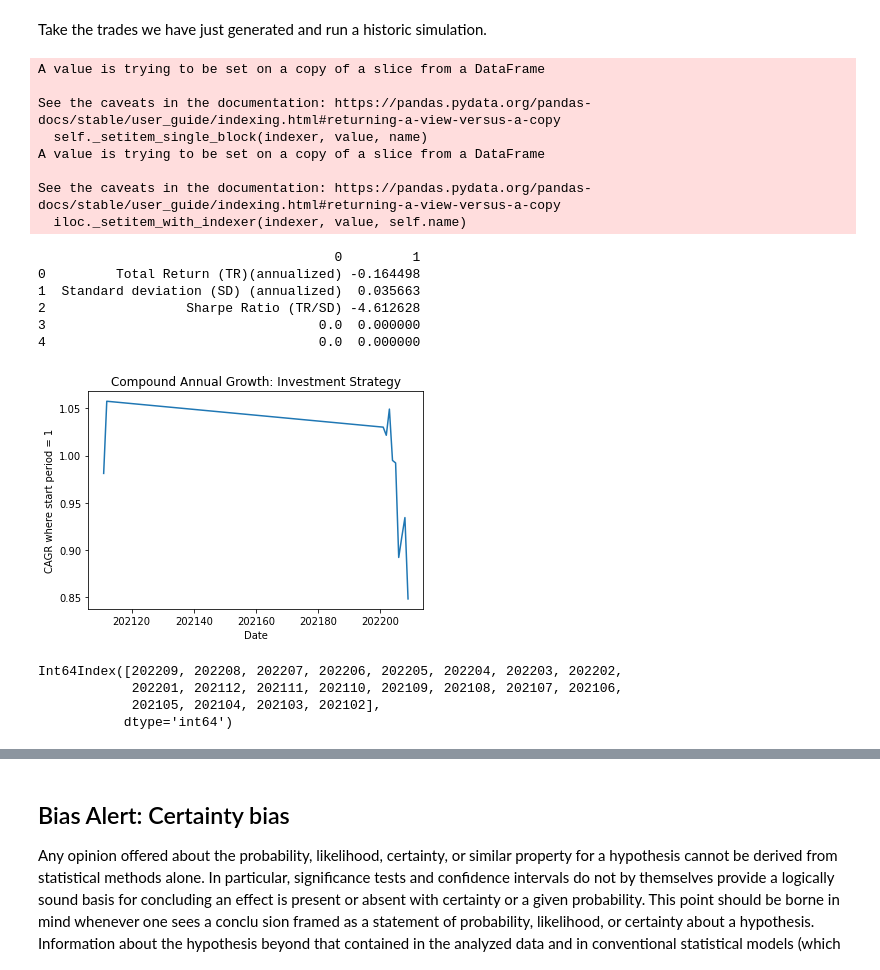
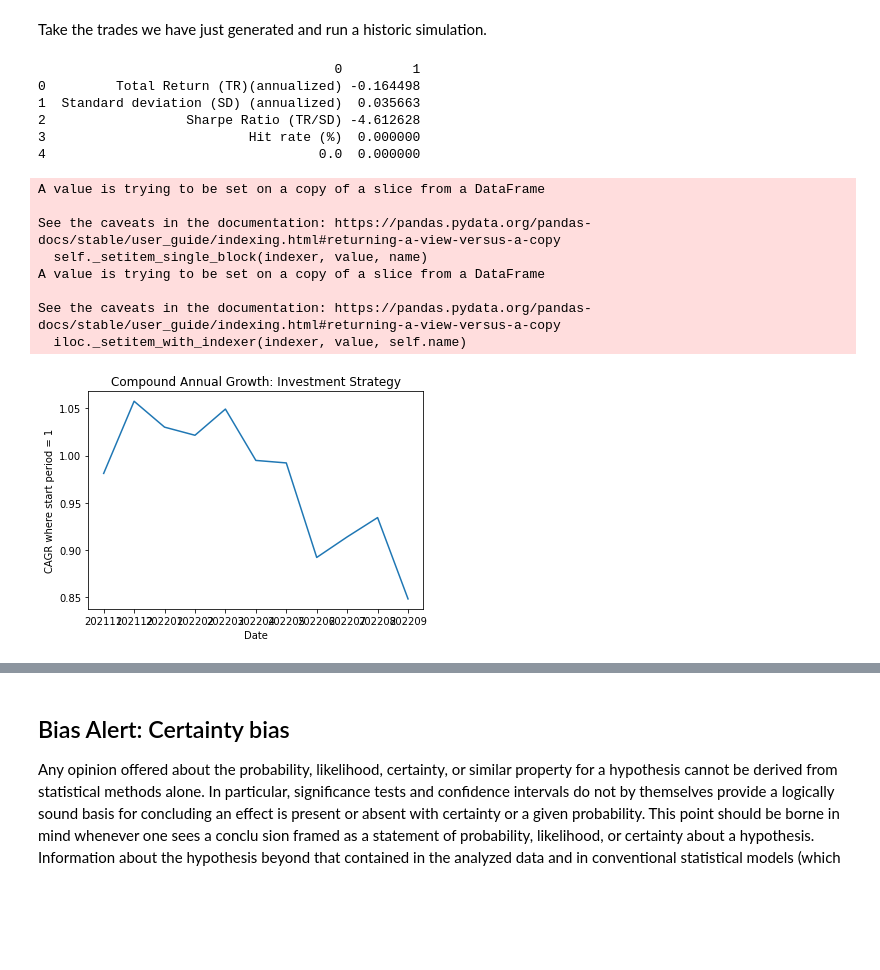
Before and after one commit to danphilps/Investment-SAI, a Jupyter notebook: M6_Investment.ipynb, the cells around one changed output, grey strips where cells are left out. Drawn from its saved outputs; the diff is of its cells as text; code cells hidden in the pictures; blank space fills up the shorter version.

```diff
--- a/M6_Investment.ipynb
+++ b/M6_Investment.ipynb
@@ -845,53 +850,50 @@ def run_sim(df_trades: pd.DataFrame,
       df_sec_cagr.iloc[i,:] = df_sec_cagr.iloc[i+1,:] * (1+df_sec_rets.iloc[i,:])
 
       period_no += 1
 
   # Sort into date order
   df_sec_cagr = df_sec_cagr.sort_index(ascending=False)
 
   #Analytics:
   if show_analytics == True:
     # Analytics
     sim_ana = pd.DataFrame(np.zeros((5,2)))
     sim_ana.iloc[0,0] = 'Total Return (TR)(annualized)'
     sim_ana.iloc[0,1] = df_sec_cagr.iloc[0,:].sum(skipna=True) ** (12/period_no) -1
     sim_ana.iloc[1,0] = 'Standard deviation (SD) (annualized)'
     sim_ana.iloc[1,1] = df_sec_cagr.iloc[0:period_no, :].sum(skipna=True).std(skipna=True) * math.sqrt(12)
     sim_ana.iloc[2,0] = 'Sharpe Ratio (TR/SD)'
     sim_ana.iloc[2,1] = sim_ana.iloc[0,1] / sim_ana.iloc[1,1]
+    sim_ana.iloc[3,0] = 'Hit rate (%)'
+    mom_returns = df_sec_cagr.iloc[0:period_no-1,:].sum(skipna=True) / df_sec_cagr.iloc[1:period_no,:].sum(skipna=True) - 1
+    sim_ana.iloc[3,1] = mom_returns[(mom_returns>0])].count()
     print(sim_ana)
 
     #CAGR chart
-    plt.plot(df_sec_cagr.index[0:period_no], df_sec_cagr.iloc[0:period_no, :].sum(axis=1, skipna=True))
+    plt.plot([str(x) for x in df_sec_cagr.index[0:period_no]], df_sec_cagr.iloc[0:period_no, :].sum(axis=1, skipna=True))
+    plt.gca().invert_xaxis()
     plt.title('Compound Annual Growth: Investment Strategy')
     plt.xlabel('Date')
     plt.ylabel('CAGR where start period = 1')
     plt.show()
 
   return df_sec_cagr
 
 # Run the simulation function
 df_sec_cagr = run_sim(df_trades=df_trades, df_sec_rets=df_sec_rets)
 # %% [output]
-A value is trying to be set on a copy of a slice from a DataFrame
-
-See the caveats in the documentation: https://pandas.pydata.org/pandas-docs/stable/user_guide/indexing.html#returning-a-view-versus-a-copy
-  self._setitem_single_block(indexer, value, name)
-A value is trying to be set on a copy of a slice from a DataFrame
-
-See the caveats in the documentation: https://pandas.pydata.org/pandas-docs/stable/user_guide/indexing.html#returning-a-view-versus-a-copy
-  iloc._setitem_with_indexer(indexer, value, self.name)
+                                      0         1
+0         Total Return (TR)(annualized) -0.164498
+1  Standard deviation (SD) (annualized)  0.035663
+2                  Sharpe Ratio (TR/SD) -4.612628
+3                          Hit rate (%)  0.000000
+4                                   0.0  0.000000
-                                      0         1
-0         Total Return (TR)(annualized) -0.164498
-1  Standard deviation (SD) (annualized)  0.035663
-2                  Sharpe Ratio (TR/SD) -4.612628
-3                                   0.0  0.000000
-4                                   0.0  0.000000
+A value is trying to be set on a copy of a slice from a DataFrame
+
+See the caveats in the documentation: https://pandas.pydata.org/pandas-docs/stable/user_guide/indexing.html#returning-a-view-versus-a-copy
+  self._setitem_single_block(indexer, value, name)
+A value is trying to be set on a copy of a slice from a DataFrame
+
+See the caveats in the documentation: https://pandas.pydata.org/pandas-docs/stable/user_guide/indexing.html#returning-a-view-versus-a-copy
+  iloc._setitem_with_indexer(indexer, value, self.name)
-[figure, old version]
+[figure, new version]
-# %%
-df_sec_cagr.index[0:20]
-# %% [output]
-Int64Index([202209, 202208, 202207, 202206, 202205, 202204, 202203, 202202,
-            202201, 202112, 202111, 202110, 202109, 202108, 202107, 202106,
-            202105, 202104, 202103, 202102],
-           dtype='int64')
```
Also changed, not shown: parts of 7 cells of this notebook.
